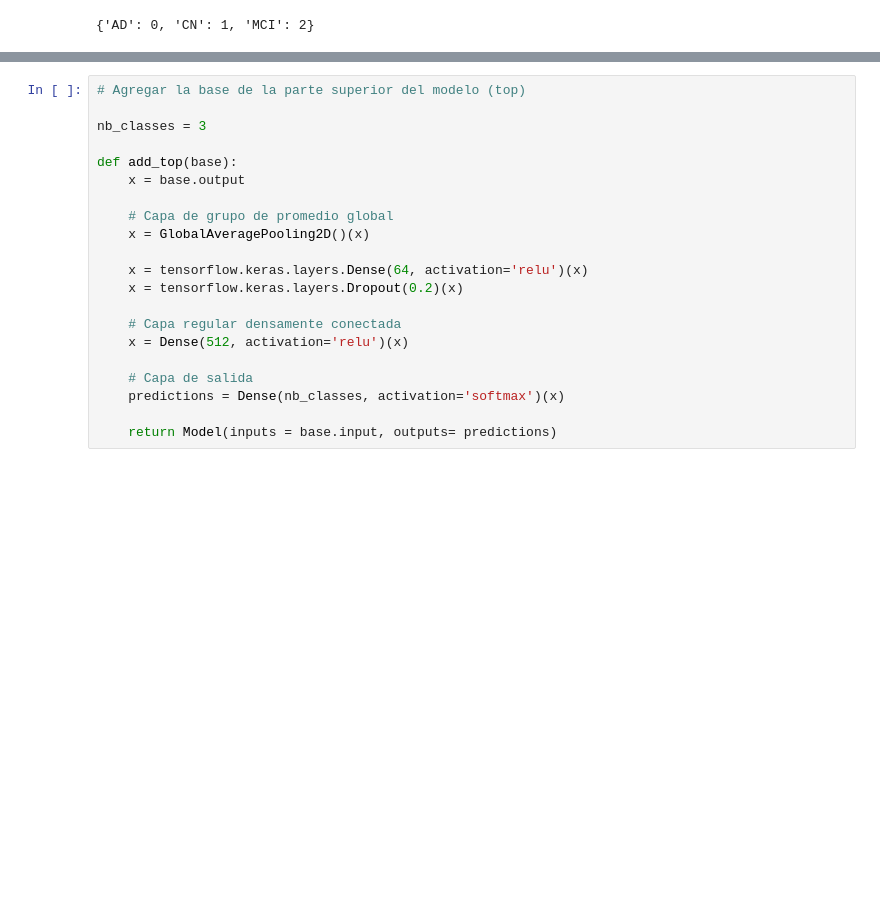
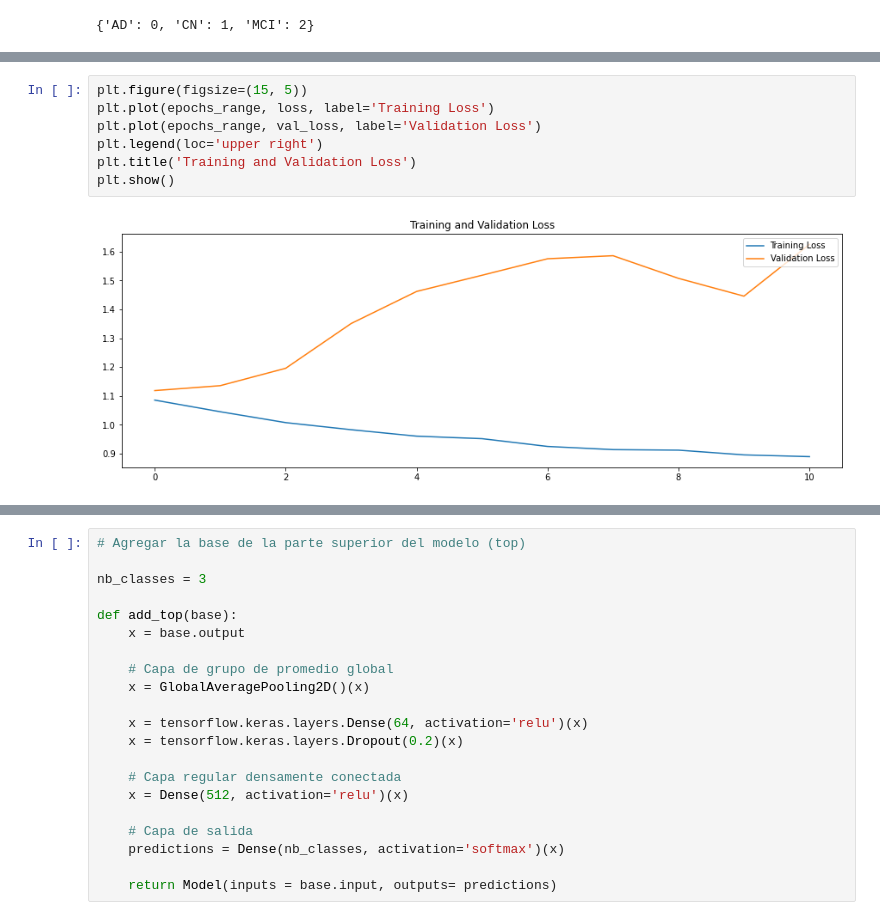
Before and after one commit to juadaves91/supresion-ruido-artefactos-imr, a Jupyter notebook: ELT/5. red_neuronal_cnn_deteccion_alzheimer_Xception.ipynb, the cells around one changed output, grey strips where cells are left out. Drawn from its saved outputs; the diff is of its cells as text; blank space fills up the shorter version.

```diff
--- a/ELT/5. red_neuronal_cnn_deteccion_alzheimer_Xception.ipynb
+++ b/ELT/5. red_neuronal_cnn_deteccion_alzheimer_Xception.ipynb
@@ -375,0 +377,9 @@ https://www.analyticsvidhya.com/blog/2020/10/create-image-classification-model-p
+# %%
+plt.figure(figsize=(15, 5))
+plt.plot(epochs_range, loss, label='Training Loss')
+plt.plot(epochs_range, val_loss, label='Validation Loss')
+plt.legend(loc='upper right')
+plt.title('Training and Validation Loss')
+plt.show()
+# %% [output]
+[figure, added]
```
Also changed, not shown: parts of 48 cells of this notebook, 3 other files.
